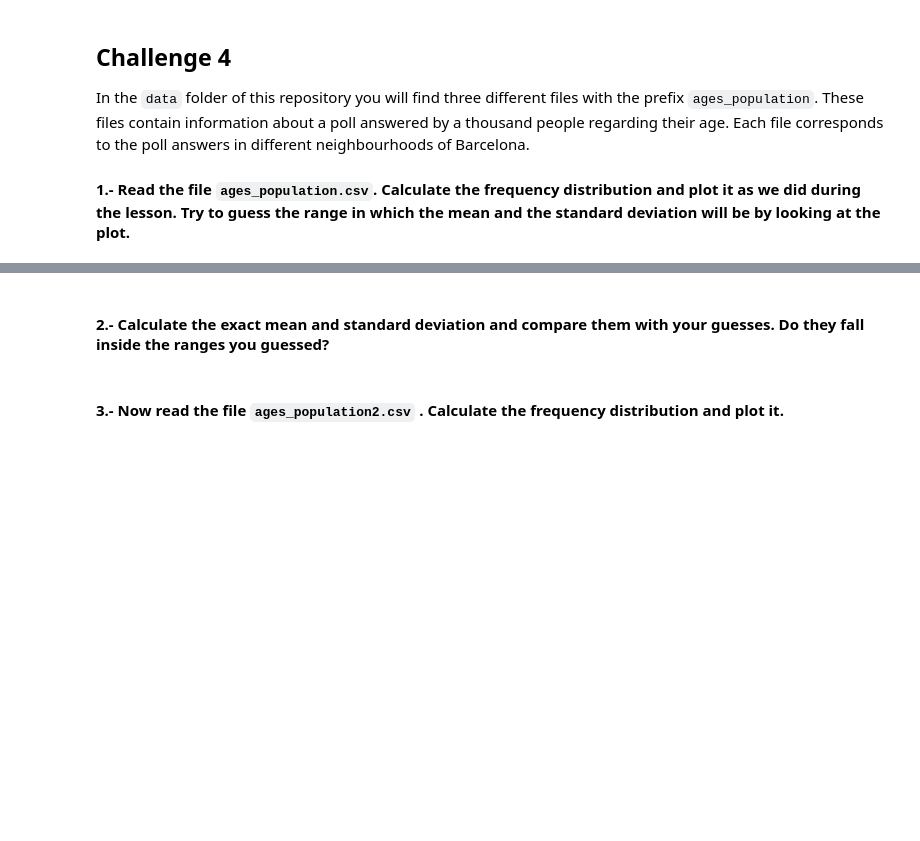
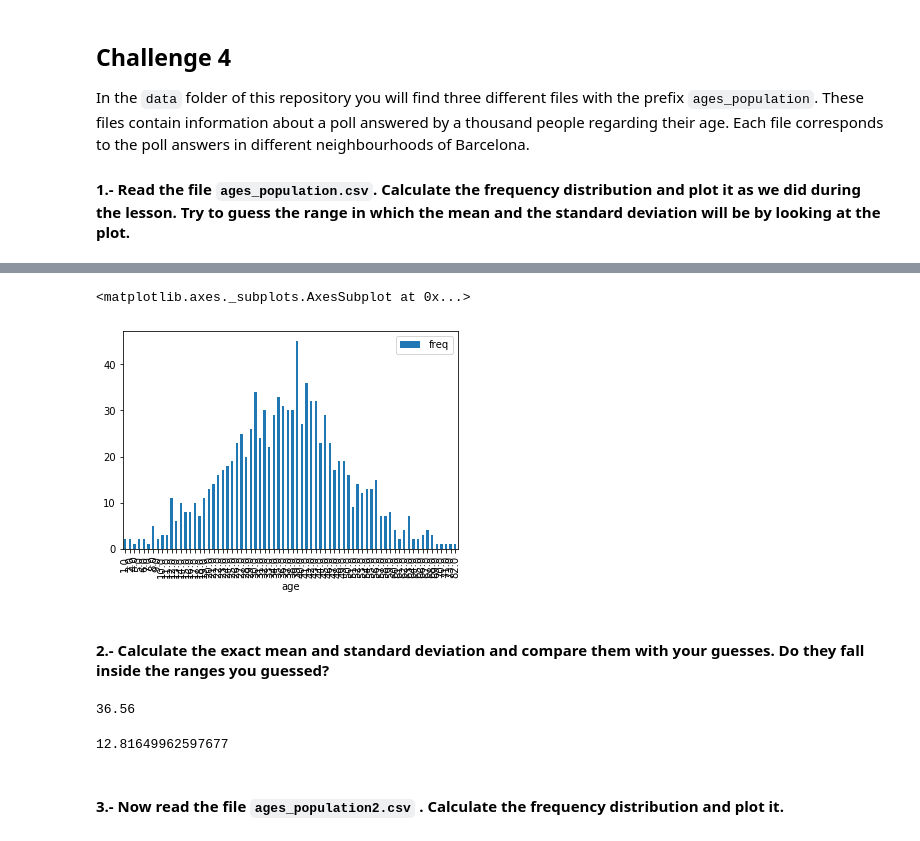
Before and after one commit to ta-data-bcn/descriptive-stats, a Jupyter notebook: your-code/main.ipynb, the cells around one changed output, grey strips where cells are left out. Saved outputs shown, nothing was run; the diff lists cells and outputs as text; code cells hidden in the pictures; blank space fills up the shorter version.

```diff
--- a/your-code/main.ipynb
+++ b/your-code/main.ipynb
@@ -295,3 +276,5 @@ In the `data` folder of this repository you will find three different files with
 #### 1.- Read the file `ages_population.csv`. Calculate the frequency distribution and plot it as we did during the lesson. Try to guess the range in which the mean and the standard deviation will be by looking at the plot.
 # %%
 # your code here
+ages = pd.read_csv('../data/ages_population.csv')
+ages.head()
@@ -298,2 +288,13 @@ In the `data` folder of this repository you will find three different files with
+# %%
+freq = ages.reset_index().groupby(by='observation').count().reset_index()
+
+freq.columns = ['age', 'freq']
+
+freq.head()
+
+freq.plot(x= 'age' , y='freq', kind='bar')
+# %% [output]
+<matplotlib.axes._subplots.AxesSubplot at 0x...>
+[figure, added]
 # %% [markdown]
 #### 2.- Calculate the exact mean and standard deviation and compare them with your guesses. Do they fall inside the ranges you guessed?
@@ -300,5 +315,12 @@ In the `data` folder of this repository you will find three different files with
 # %%
 # your code here
+mean_calc(ages, col_name='observation')
+# %% [output]
+36.56
+# %%
+std_cal(ages,col_name='observation')
+# %% [output]
+12.81649962597677
 # %%
 """
 your comments here
```
Also changed, not shown: parts of 28 cells of this notebook.
